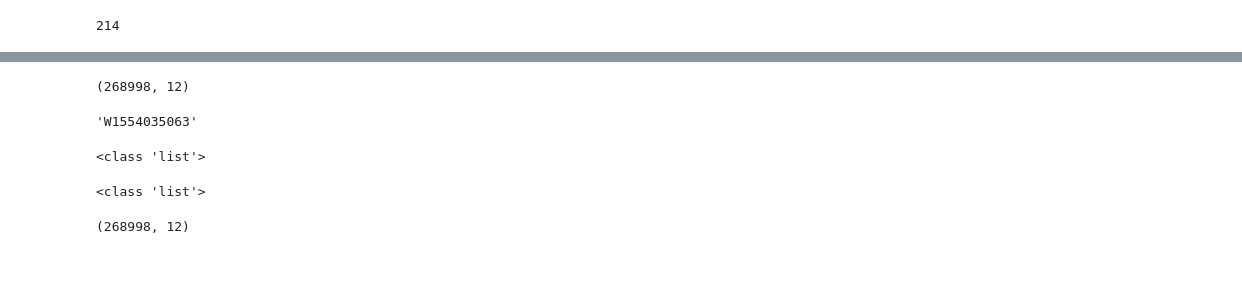
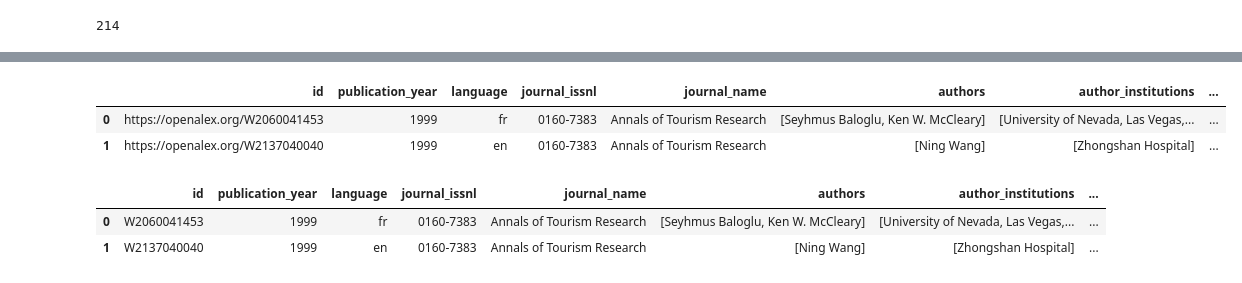
Before and after one commit to thisspider/reviewerSelection, a Jupyter notebook: notebooks/download_sociology_works_to_df.ipynb, the cells around one changed output, grey strips where cells are left out. Saved outputs shown, nothing was run; the diff lists cells and outputs as text; code cells hidden in the pictures.

```diff
--- a/notebooks/download_sociology_works_to_df.ipynb
+++ b/notebooks/download_sociology_works_to_df.ipynb
@@ -206,13 +250,7 @@ all_sociology_works_df.shape
 # %%
-all_sociology_works_df.drop(columns = ["merged_refs"], inplace = True)
-all_sociology_works_df.shape
+all_sociology_works_df.drop(columns = "merged_refs", inplace = True)
+all_sociology_works_df.head(2)
 # %% [output]
-(268998, 12)
+|  | id | publication_year | language | journal_issnl | journal_name | authors | author_institutions | ... |
+| 0 | https://openalex.org/W2060041453 | 1999 | fr | 0160-7383 | Annals of Tourism Research | [Seyhmus Baloglu, Ken W. McCleary] | [University of Nevada, Las Vegas,... | ... |
+| 1 | https://openalex.org/W2137040040 | 1999 | en | 0160-7383 | Annals of Tourism Research | [Ning Wang] | [Zhongshan Hospital] | ... |
-# %%
-all_sociology_works_df["works_referenced_related"][0][1]
-# %% [output]
-'W1554035063'
-# %%
-print(type(all_sociology_works_df["works_referenced_related"][0]))
-# %% [output]
-<class 'list'>
@@ -221,10 +256,0 @@ from ast import literal_eval
-# %%
-## refactor the works_referenced_related column so that it is a list and not a string
-
-print(type(all_sociology_works_df["works_referenced_related"][0]))
-#all_sociology_works_df["works_referenced_related"] = all_sociology_works_df["works_referenced_related"].apply(lambda x: x.replace('[', '').replace(']', '').replace(',', '').replace("'", "").split(' '))
-#print(type(all_sociology_works_df["works_referenced_related"][0]))
-all_sociology_works_df.shape
-# %% [output]
-<class 'list'>
-(268998, 12)
@@ -231 +270,7 @@ all_sociology_works_df.shape
+# %%
+end_df.head(2)
+# %% [output]
+|  | id | publication_year | language | journal_issnl | journal_name | authors | author_institutions | ... |
+| 0 | W2060041453 | 1999 | fr | 0160-7383 | Annals of Tourism Research | [Seyhmus Baloglu, Ken W. McCleary] | [University of Nevada, Las Vegas,... | ... |
+| 1 | W2137040040 | 1999 | en | 0160-7383 | Annals of Tourism Research | [Ning Wang] | [Zhongshan Hospital] | ... |
 # %%
```
Also changed, not shown: parts of 14 cells of this notebook.
